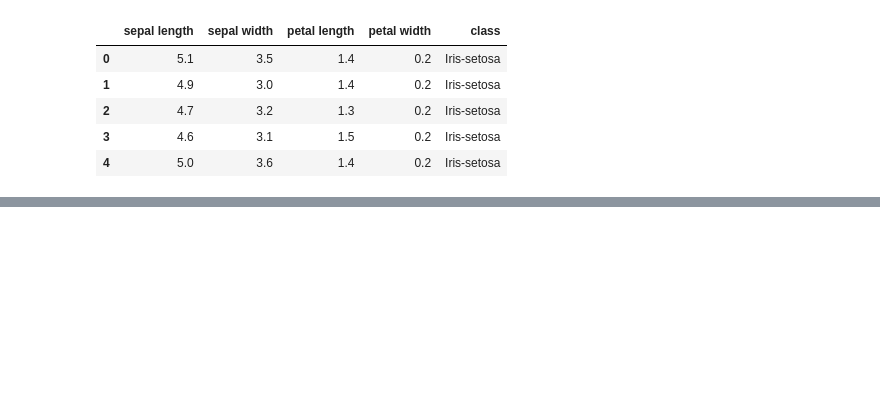
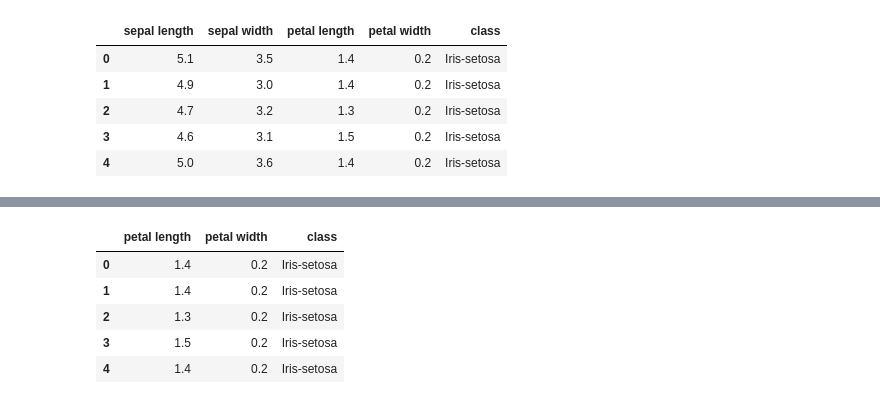
Before and after one commit to technobrain/data_sci, a Jupyter notebook: 1803_gradient_descent/GradientDescent.ipynb, the cells around one changed output, grey strips where cells are left out. Saved outputs shown, nothing was run; the diff lists cells and outputs as text; code cells hidden in the pictures; blank space fills up the shorter version.

```diff
--- a/1803_gradient_descent/GradientDescent.ipynb
+++ b/1803_gradient_descent/GradientDescent.ipynb
@@ -36,0 +42,13 @@ print(open("data/iris.names", "r").read())
+# %%
+# 不要な変数を削除
+data = iris.iloc[:, iris.columns != "sepal length"]
+data = data.iloc[:, data.columns != "sepal width"]
+#data = iris
+data.head()
+# %% [output]
+|  | petal length | petal width | class |
+| 0 | 1.4 | 0.2 | Iris-setosa |
+| 1 | 1.4 | 0.2 | Iris-setosa |
+| 2 | 1.3 | 0.2 | Iris-setosa |
+| 3 | 1.5 | 0.2 | Iris-setosa |
+| 4 | 1.4 | 0.2 | Iris-setosa |
```
Also changed, not shown: parts of 19 cells of this notebook, 5 other files.
